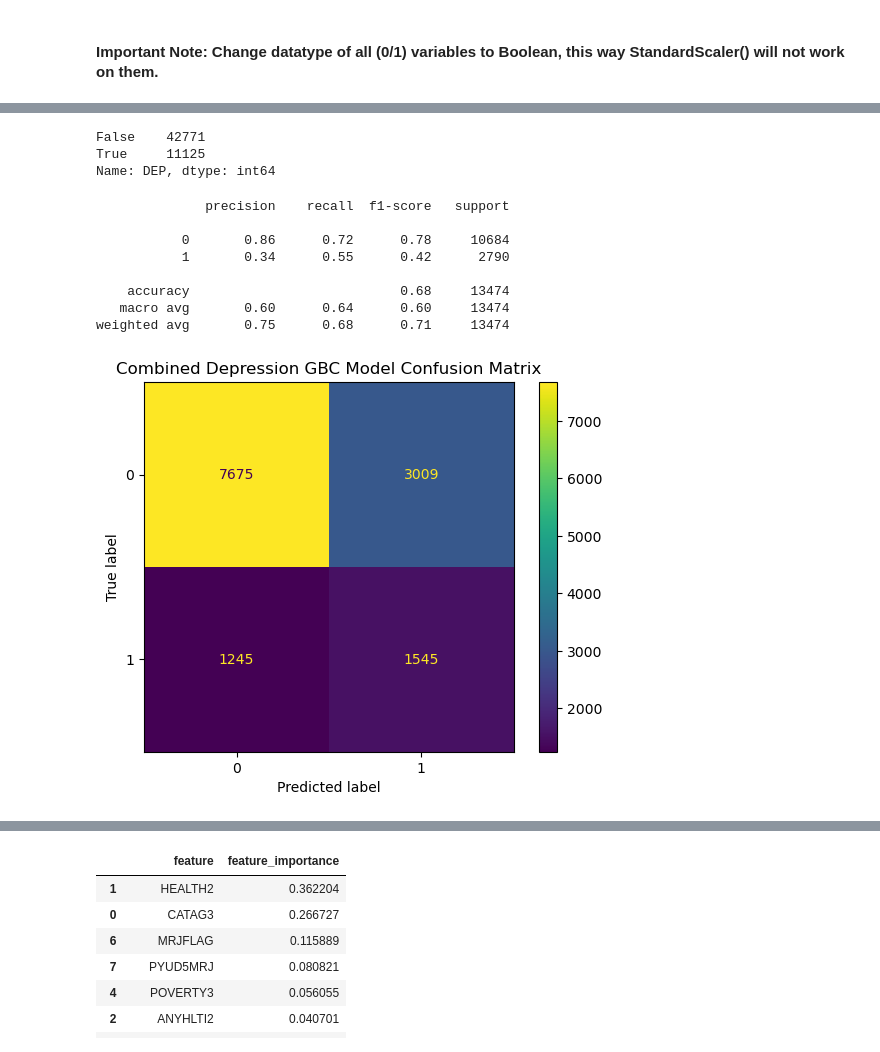
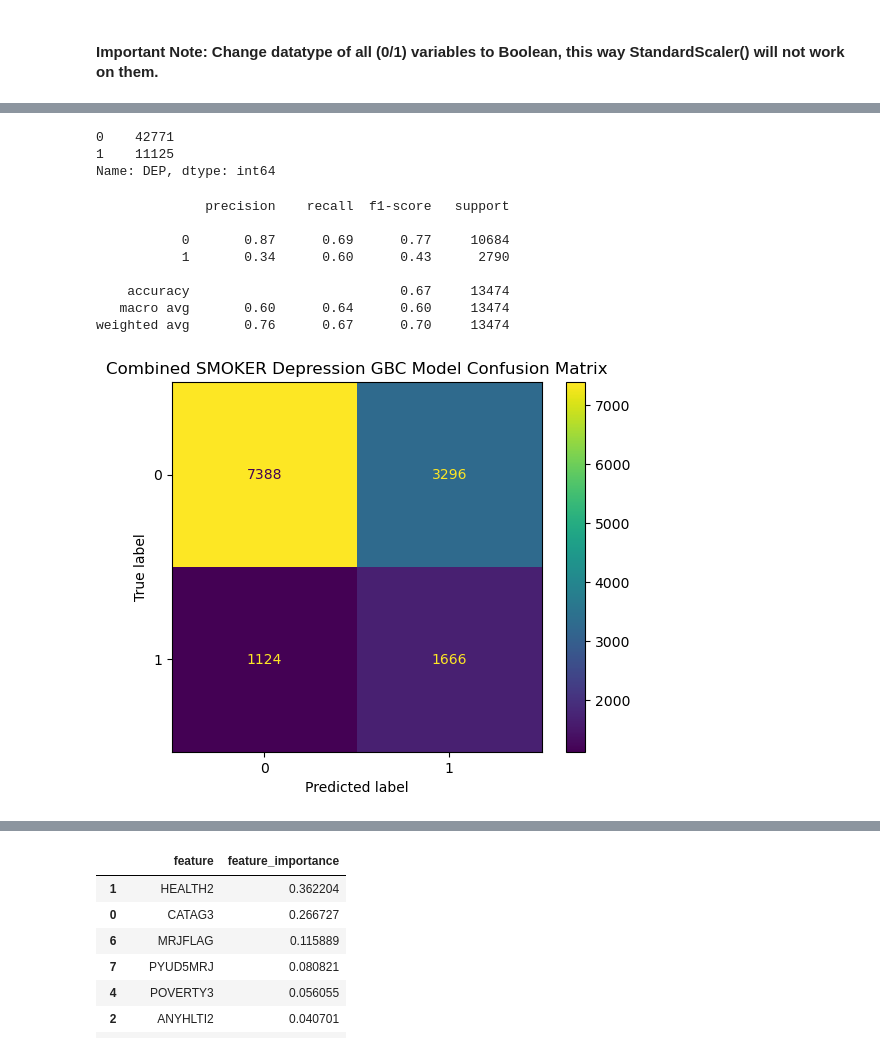
Before and after one commit to melissaprax/substance-use-mental-illness-analysis, a Jupyter notebook: mainV4_smoker.ipynb, the cells around one changed output, grey strips where cells are left out. Cells and saved outputs as stored; diff of their text form; code cells hidden in the pictures.

Commit message:
backing up histogram progress

```diff
--- a/mainV4_smoker.ipynb
+++ b/mainV4_smoker.ipynb
@@ -30,6 +30,12 @@ There were 58034 rows and 2988 columns in the original dataset.
 # %%
 # Read in the pre-process subset of data to be used for modeling
 subset = pd.read_csv('data/model_subset.csv')
+# %%
+# Use >= 100 as the cutoff value
+cutoff = 100
+
+# Create a new column called 'SMOKER' with the cutoff value
+subset['SMOKER'] = np.where(subset['MJYRTOT'] >= cutoff, 1, 0)
 # %%
 # Inspect subset
 subset.info()
@@ -103,4 +109,8 @@ Index(['CATAG3', 'HEALTH2', 'ANYHLTI2', 'INCOME', 'POVERTY3', 'TOBFLAG',
       dtype='object')
+# %%
+# Remove MJYRTOT column from the dataset
+
+subset = subset.drop(['MJYRTOT'], axis=1)
 # %%
 subset.head()
 # %% [output]
@@ -160,8 +144,8 @@ from imblearn.over_sampling import RandomOverSampler # this randomly reuses samp
 # Check for class imbalance in the target variable
 subset.DEP.value_counts()
 # %% [output]
-False    42771
-True     11125
+0    42771
+1    11125
 Name: DEP, dtype: int64
 # %%
 # Instantiate a Gradient Boosting Classifier
@@ -198,24 +182,24 @@ print(classification_report(y_test, y_pred))
 # %% [output]
               precision    recall  f1-score   support
 
-           0       0.86      0.72      0.78     10684
-           1       0.34      0.55      0.42      2790
+           0       0.87      0.69      0.77     10684
+           1       0.34      0.60      0.43      2790
 
-    accuracy                           0.68     13474
+    accuracy                           0.67     13474
    macro avg       0.60      0.64      0.60     13474
-weighted avg       0.75      0.68      0.71     13474
+weighted avg       0.76      0.67      0.70     13474
 # %%
 # Print a pretty confusion matrix
 
 cm = confusion_matrix(y_test, y_pred, labels=gbc.classes_)
 
 disp = ConfusionMatrixDisplay(confusion_matrix=cm,
                                 display_labels=gbc.classes_)
 
 # Display the confusion matrix
 disp.plot()
 # Set the title of the plot
-plt.title('Combined Depression GBC Model Confusion Matrix')
+plt.title('Combined SMOKER Depression GBC Model Confusion Matrix')
 plt.show()
 # %% [output]
-[figure, old version]
+[figure, new version]
```
Also changed, not shown: parts of 29 cells of this notebook, 2 other files.
